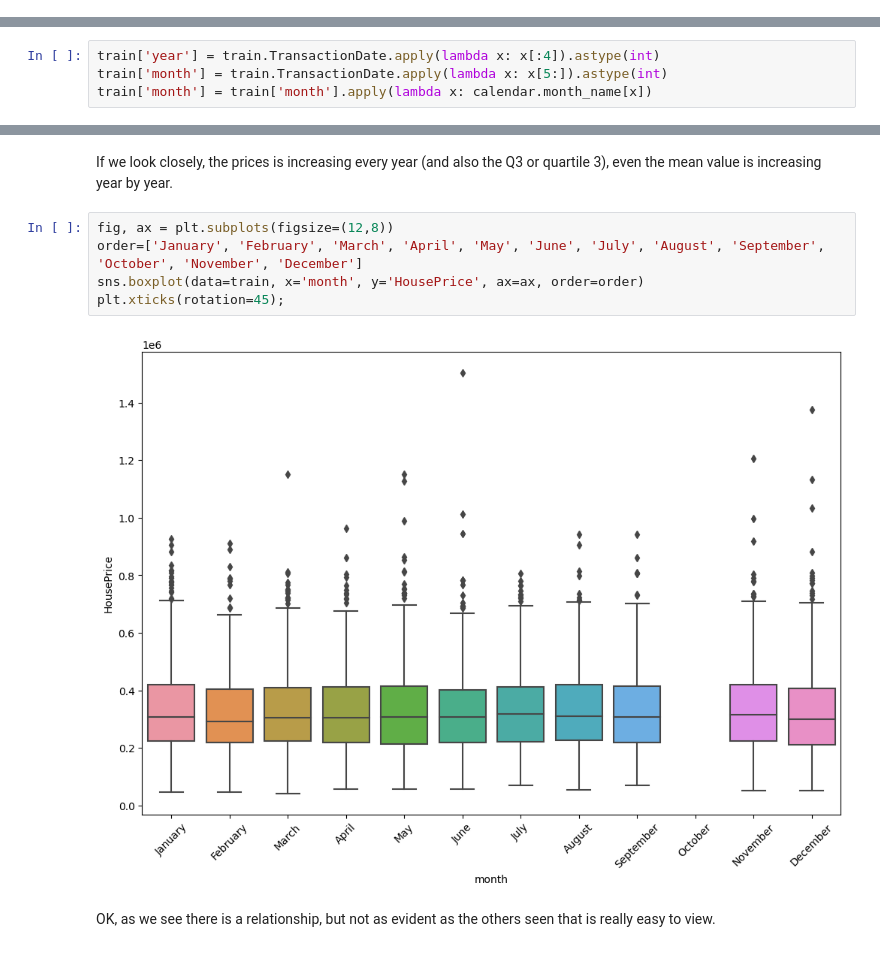
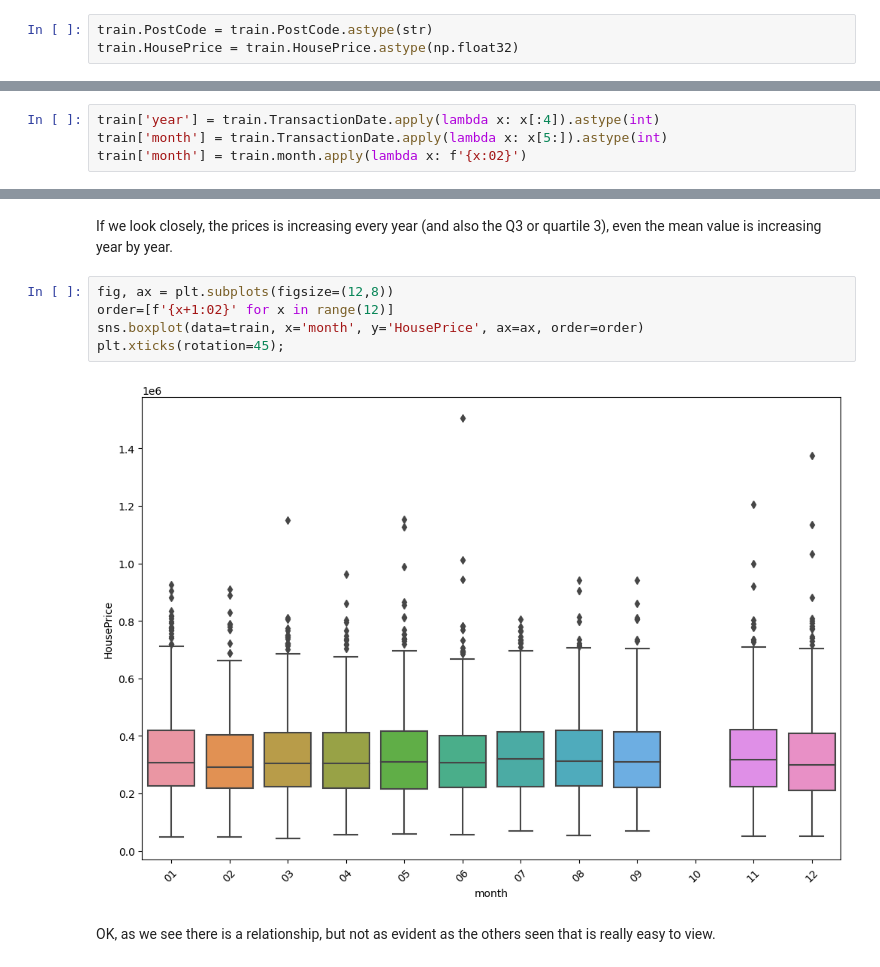
Before and after one commit to ulatinaedupa/ArtificialIntelligence, a Jupyter notebook: ProyectosEnClase/2 - Regresion/Predicting House Pricing.ipynb, the cells around one changed output, grey strips where cells are left out. Saved outputs shown, nothing was run; the diff lists cells and outputs as text.

```diff
--- a/ProyectosEnClase/2 - Regresion/Predicting House Pricing.ipynb
+++ b/ProyectosEnClase/2 - Regresion/Predicting House Pricing.ipynb
@@ -351,3 +377,6 @@ plt.xticks(rotation=90);
+# %%
+train.PostCode = train.PostCode.astype(str)
+train.HousePrice = train.HousePrice.astype(np.float32)
 # %% [markdown]
 OK, let's find a better view between HousePrice and Distance to station using a ScatterPlot.
 # %%
@@ -402,7 +431,7 @@ Let's work with teh date and get the year and month sold of the house.
 # %%
 train['year'] = train.TransactionDate.apply(lambda x: x[:4]).astype(int)
 train['month'] = train.TransactionDate.apply(lambda x: x[5:]).astype(int)
-train['month'] = train['month'].apply(lambda x: calendar.month_name[x])
+train['month'] = train.month.apply(lambda x: f'{x:02}')
 # %%
 fig, ax = plt.subplots(figsize=(12,8))
 sns.boxplot(data=train, x='year', y='HousePrice', ax=ax);
@@ -412,11 +441,11 @@ sns.boxplot(data=train, x='year', y='HousePrice', ax=ax);
 If we look closely, the prices is increasing every year (and also the Q3 or quartile 3), even the mean value is increasing year by year.
 # %%
 fig, ax = plt.subplots(figsize=(12,8))
-order=['January', 'February', 'March', 'April', 'May', 'June', 'July', 'August', 'September', 'October', 'November', 'December']
+order=[f'{x+1:02}' for x in range(12)]
 sns.boxplot(data=train, x='month', y='HousePrice', ax=ax, order=order)
 plt.xticks(rotation=45);
 # %% [output]
-[figure, old version]
+[figure, new version]
 # %% [markdown]
 OK, as we see there is a relationship, but not as evident as the others seen that is really easy to view.
 # %% [markdown]
```
Also changed, not shown: parts of 54 cells of this notebook, 16 other files.
